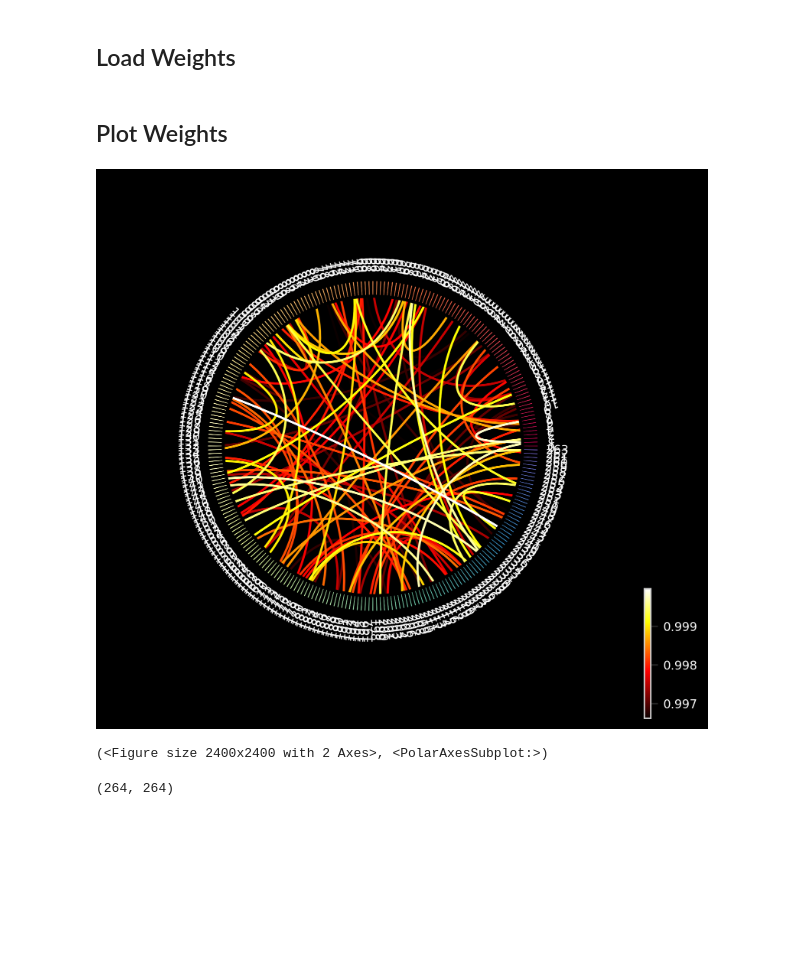
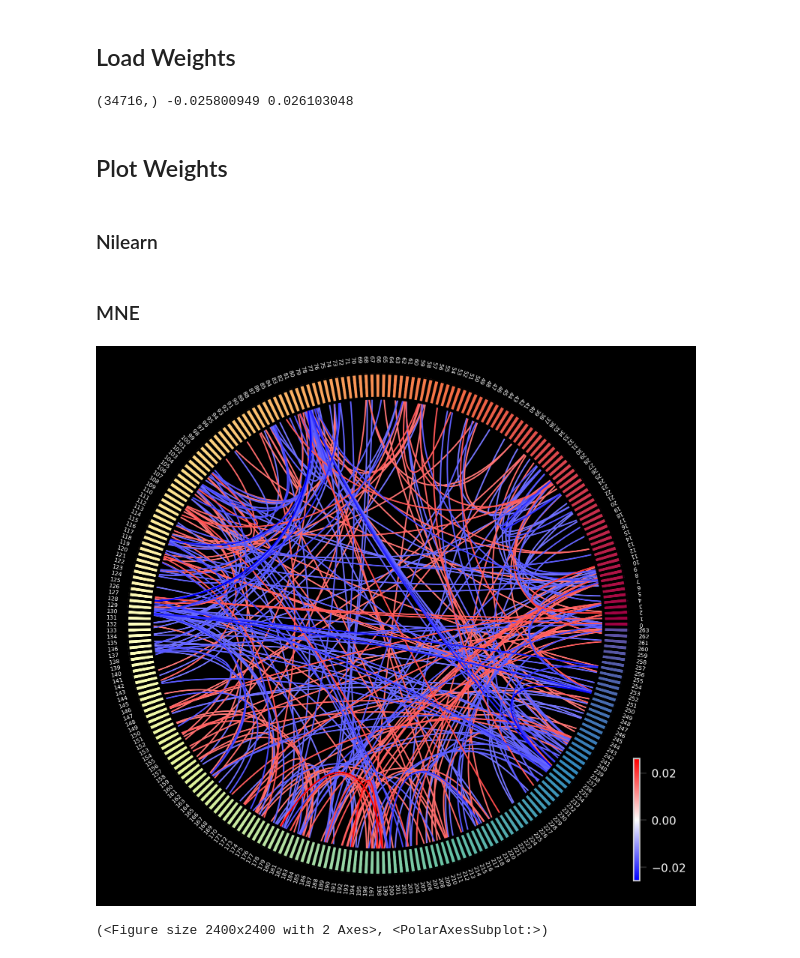
Before and after one commit to Brian-Pho/MSc_Research-Project, a Jupyter notebook: src/Display/Plot Model Weights.ipynb, the cells around one changed output. Drawn from its saved outputs; the diff is of its cells as text; code cells hidden in the pictures; blank space fills up the shorter version.

Commit message:
Clean up code and add connectivity circle images

```diff
--- a/src/Display/Plot Model Weights.ipynb
+++ b/src/Display/Plot Model Weights.ipynb
@@ -23,14 +26,14 @@ sns.set_theme(
 # %%
 from common.paths import PLS_WEIGHTS, RIDGE_WEIGHTS
 
-pls_weights = np.load(PLS_WEIGHTS, avg_coef)
-ridge_weights = np.load(RIDGE_WEIGHTS, avg_coef)
+pls_weights = np.load(PLS_WEIGHTS)
+ridge_weights = np.load(RIDGE_WEIGHTS)
 
-selected_features = pls_weights
-# selected_features = ridge_weights
+# selected_features = pls_weights
+selected_features = ridge_weights
 
 print(selected_features.shape, np.min(selected_features), np.max(selected_features))
+# %% [output]
+(34716,) -0.025800949 0.026103048
-# %%
-selected_features = np.random.rand(34716)
 # %% [markdown]
 ## Plot Weights
@@ -37 +43,3 @@ selected_features = np.random.rand(34716)
+# %% [markdown]
+### Nilearn
 # %%
@@ -40,15 +46,12 @@ from common.plotting import plot_connections
 plot_connections(selected_features, -0.13, 0.13, False)
+# %% [markdown]
+### MNE
 # %%
-from common.plotting import create_power_fc_matrix
-from mne.viz import circular_layout, plot_connectivity_circle
+matrix = create_power_fc_matrix(selected_features)
+label_names = [f'{node_num}' for node_num in range(0, 264)]
 
-a = create_power_fc_matrix(selected_features)
-label_names = [f'{node_num}' for node_num in range(0, 264)]
-plot_connectivity_circle(a, label_names, n_lines=100)
+plot_connectivity_circle(matrix, label_names, n_lines=300, fontsize_names=4, padding=0,
+                         colormap='bwr', linewidth=1, show=True)
 # %% [output]
-[figure, old version]
+[figure, new version]
 (<Figure size 2400x2400 with 2 Axes>, <PolarAxesSubplot:>)
-# %%
-a.shape
-# %% [output]
-(264, 264)
```
Also changed, not shown: parts of 3 cells of this notebook, 6 other files.
